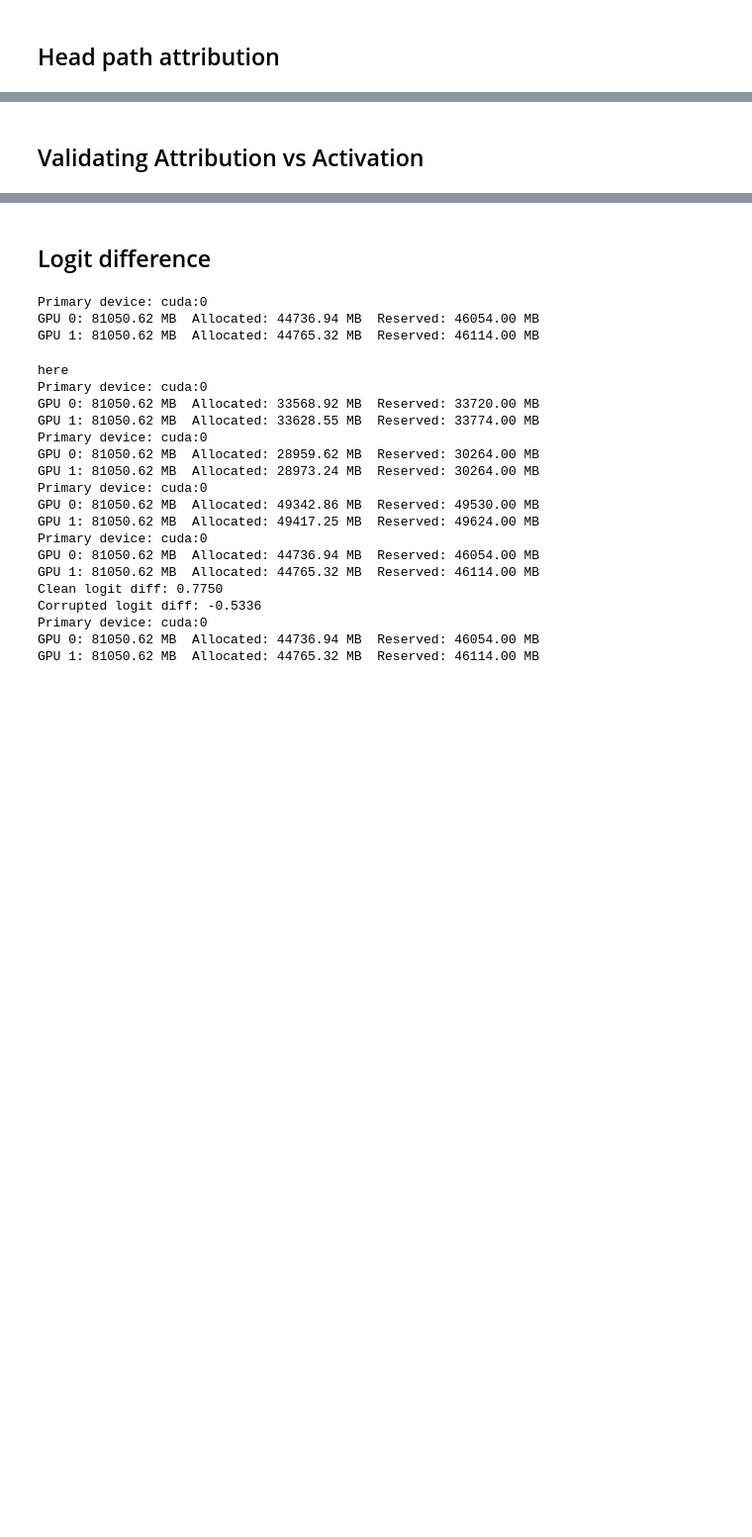
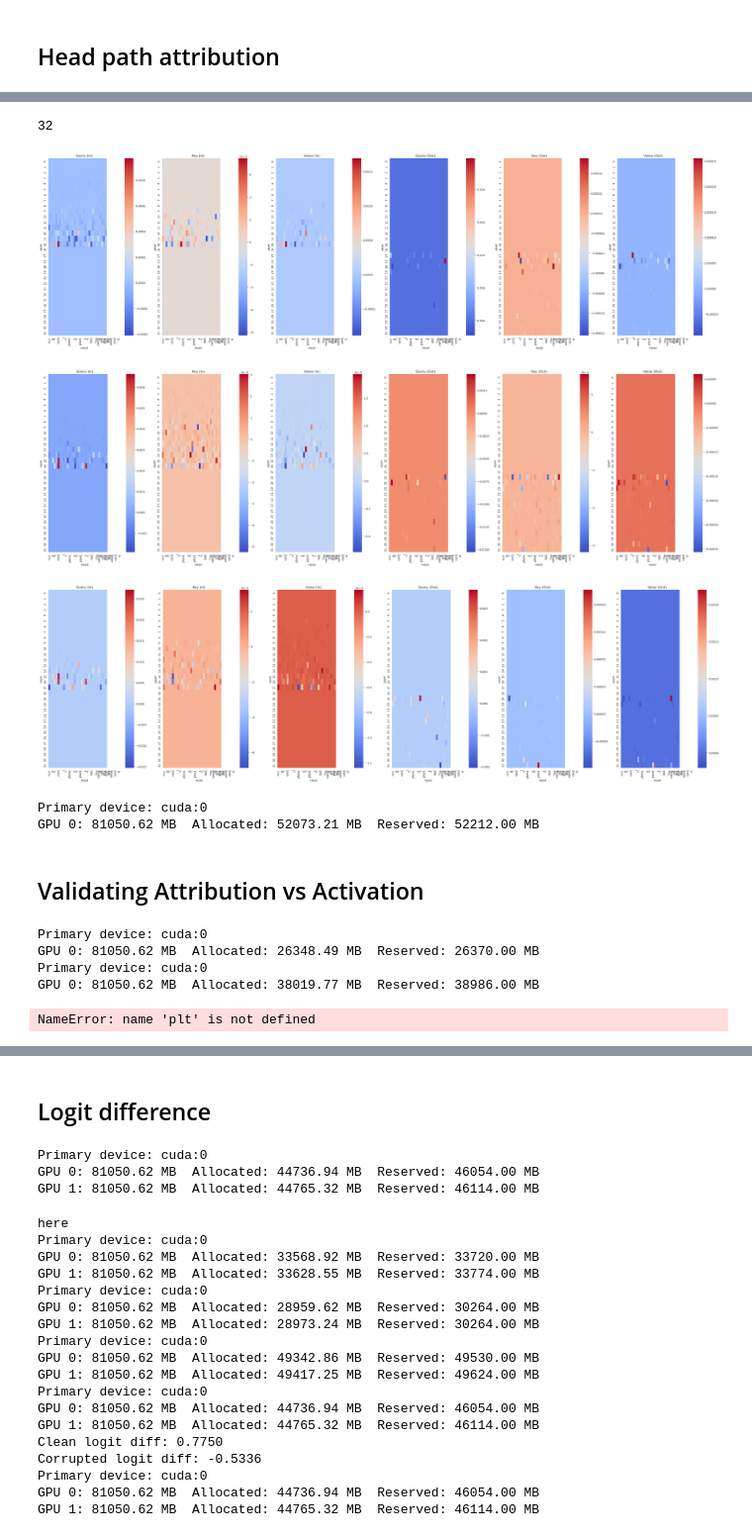
Before and after one commit to NainaniJatinZ/MechInterpCodeLLMs, a Jupyter notebook: experiments/InfoRetrieval/AttributionPatching.ipynb, the cells around one changed output, grey strips where cells are left out. Shown at 99% size. Saved outputs shown, nothing was run; the diff lists cells and outputs as text; code cells hidden in the pictures; blank space fills up the shorter version.

```diff
--- a/experiments/InfoRetrieval/AttributionPatching.ipynb
+++ b/experiments/InfoRetrieval/AttributionPatching.ipynb
@@ -993,6 +1190,6 @@ check_gpu_memory()
 ## Head path attribution
 # %%
 head_path_attr, end_labels, start_labels = attr_patch_head_path(
-    clean_cache, corrupted_cache, corrupted_grad_cache, "cpu"
+    clean_cache_first, corrupted_cache_first, corrupted_grad_cache_first, "cpu"
 )
 # %% [output]
@@ -1051,2 +1250,68 @@ GPU 1: 81050.62 MB  Allocated: 26044.85 MB  Reserved: 26088.00 MB
+# %%
+model.cfg.n_heads
+# %% [output]
+32
+# %%
+interesting_heads = [
+    16 * model.cfg.n_heads + 20,
+    17 * model.cfg.n_heads + 0,
+    18 * model.cfg.n_heads + 30,
+]
+interesting_head_labels = [HEAD_NAMES[i] for i in interesting_heads]
+for head_index, label in zip(interesting_heads, interesting_head_labels):
+    in_paths = head_path_attr[3 * head_index : 3 * head_index + 3].sum(-1)
+    out_paths = head_path_attr[:, head_index].sum(-1)
+    out_paths = einops.rearrange(out_paths, "(layer_head qkv) -> qkv layer_head", qkv=3)
+    all_paths = torch.cat([in_paths, out_paths], dim=0)
+    all_paths = einops.rearrange(
+        all_paths,
+        "path_type (layer head) -> path_type layer head",
+        layer=model.cfg.n_layers,
+        head=model.cfg.n_heads,
+    )
+    fig, axs = plt.subplots(1,6, figsize=(34, 10))
+    facet_labels=["Query (In)",
+            "Key (In)",
+            "Value (In)",
+            "Query (Out)",
+            "Key (Out)",
+            "Value (Out)",
+        ]
+
+    for i in range(6):
+        fig = sns.heatmap(all_paths.cpu().detach().numpy()[i], ax = axs[i], xticklabels= model.to_str_tokens(clean_tokens[0]), cmap='coolwarm')
+        axs[i].set_title(facet_labels[i])
+        axs[i].set_xlabel('Head')
+        axs[i].set_ylabel('Layer')
+
+    plt.tight_layout()
+    plt.show()
+# TODO - implement visualization for input/output paths per head
+
+
+check_gpu_memory()
+# %% [output]
+[figure, added]
+[figure, added]
+[figure, added]
+Primary device: cuda:0
+GPU 0: 81050.62 MB  Allocated: 52073.21 MB  Reserved: 52212.00 MB
 # %% [markdown]
 ## Validating Attribution vs Activation
+# %%
+str_tokens = model.to_str_tokens(clean_tokens[0])
+context_length = len(str_tokens)
+check_gpu_memory()
+_, clean_cache = model.run_with_cache(clean_tokens)
+
+clean_cahce = clean_cache.to("cpu")
+check_gpu_memory()
+every_block_act_patch_result = patching.get_act_patch_block_every(
+    model, corrupted_tokens, clean_cache, ioi_metric
+)
+# %% [output]
+Primary device: cuda:0
+GPU 0: 81050.62 MB  Allocated: 26348.49 MB  Reserved: 26370.00 MB
+Primary device: cuda:0
+GPU 0: 81050.62 MB  Allocated: 38019.77 MB  Reserved: 38986.00 MB
+NameError: name 'plt' is not defined
```
Also changed, not shown: parts of 45 cells of this notebook, 11 other files.
